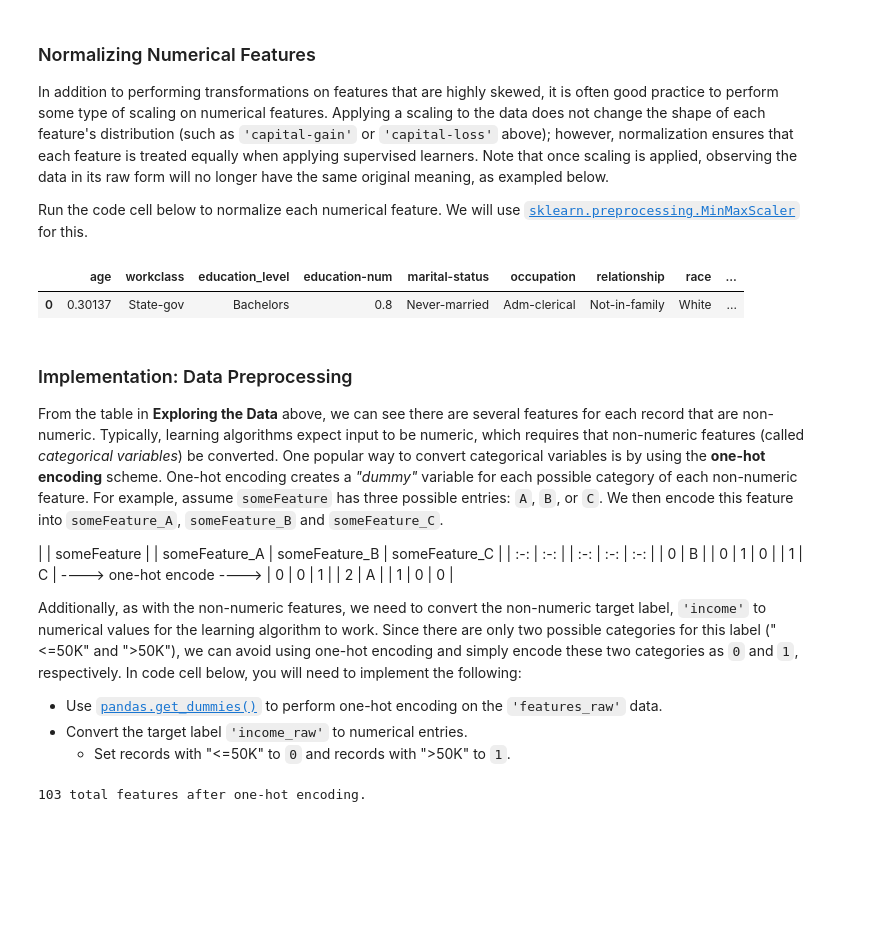
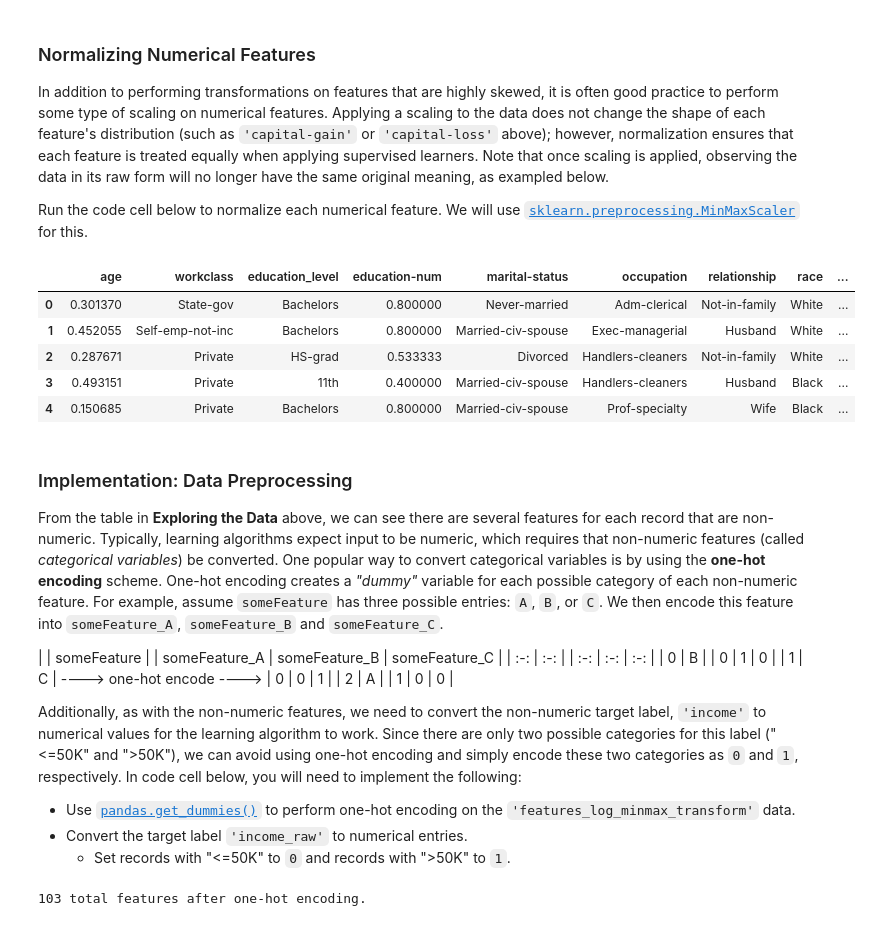
Before and after one commit to rguptabinary/CharityML, a Jupyter notebook: finding_donors.ipynb, the cells around one changed output. Drawn from its saved outputs; the diff is of its cells as text; code cells hidden in the pictures; blank space fills up the shorter version.

```diff
--- a/finding_donors.ipynb
+++ b/finding_donors.ipynb
@@ -102,10 +116,11 @@ Run the code cell below to perform a transformation on the data and visualize th
 # %%
 # Log-transform the skewed features
 skewed = ['capital-gain', 'capital-loss']
-features_raw[skewed] = data[skewed].apply(lambda x: np.log(x + 1))
+features_log_transformed = pd.DataFrame(data = features_raw)
+features_log_transformed[skewed] = features_raw[skewed].apply(lambda x: np.log(x + 1))
 
 # Visualize the new log distributions
-vs.distribution(features_raw, transformed = True)
+vs.distribution(features_log_transformed, transformed = True)
 # %% [output]
 [figure]
 # %% [markdown]
@@ -116,17 +131,23 @@ Run the code cell below to normalize each numerical feature. We will use [`sklea
 # %%
 # Import sklearn.preprocessing.StandardScaler
 from sklearn.preprocessing import MinMaxScaler
 
 # Initialize a scaler, then apply it to the features
-scaler = MinMaxScaler()
+scaler = MinMaxScaler() # default=(0, 1)
 numerical = ['age', 'education-num', 'capital-gain', 'capital-loss', 'hours-per-week']
-features_raw[numerical] = scaler.fit_transform(data[numerical])
+
+features_log_minmax_transform = pd.DataFrame(data = features_log_transformed)
+features_log_minmax_transform[numerical] = scaler.fit_transform(features_log_transformed[numerical])
 
 # Show an example of a record with scaling applied
-display(features_raw.head(n = 1))
+display(features_log_minmax_transform.head(n = 5))
 # %% [output]
 |  | age | workclass | education_level | education-num | marital-status | occupation | relationship | race | ... |
-| 0 | 0.30137 | State-gov | Bachelors | 0.8 | Never-married | Adm-clerical | Not-in-family | White | ... |
+| 0 | 0.301370 | State-gov | Bachelors | 0.800000 | Never-married | Adm-clerical | Not-in-family | White | ... |
+| 1 | 0.452055 | Self-emp-not-inc | Bachelors | 0.800000 | Married-civ-spouse | Exec-managerial | Husband | White | ... |
+| 2 | 0.287671 | Private | HS-grad | 0.533333 | Divorced | Handlers-cleaners | Not-in-family | White | ... |
+| 3 | 0.493151 | Private | 11th | 0.400000 | Married-civ-spouse | Handlers-cleaners | Husband | Black | ... |
+| 4 | 0.150685 | Private | Bachelors | 0.800000 | Married-civ-spouse | Prof-specialty | Wife | Black | ... |
 # %% [markdown]
 ### Implementation: Data Preprocessing
 
@@ -139,7 +160,7 @@ From the table in **Exploring the Data** above, we can see there are several fea
 | 2 |  A  |  | 1 | 0 | 0 |
 
 Additionally, as with the non-numeric features, we need to convert the non-numeric target label, `'income'` to numerical values for the learning algorithm to work. Since there are only two possible categories for this label ("<=50K" and ">50K"), we can avoid using one-hot encoding and simply encode these two categories as `0` and `1`, respectively. In code cell below, you will need to implement the following:
- - Use [`pandas.get_dummies()`](http://pandas.pydata.org/pandas-docs/stable/generated/pandas.get_dummies.html?highlight=get_dummies#pandas.get_dummies) to perform one-hot encoding on the `'features_raw'` data.
+ - Use [`pandas.get_dummies()`](http://pandas.pydata.org/pandas-docs/stable/generated/pandas.get_dummies.html?highlight=get_dummies#pandas.get_dummies) to perform one-hot encoding on the `'features_log_minmax_transform'` data.
  - Convert the target label `'income_raw'` to numerical entries.
    - Set records with "<=50K" to `0` and records with ">50K" to `1`.
 # %%
```
Also changed, not shown: parts of 38 cells of this notebook, 3 other files.
